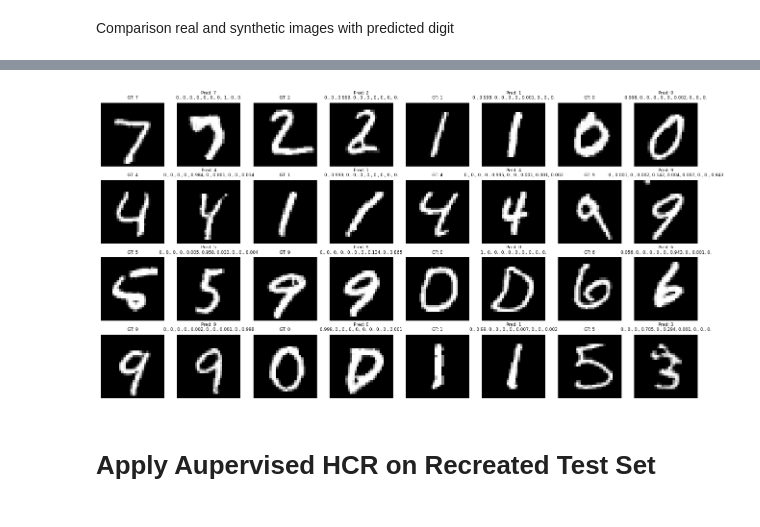
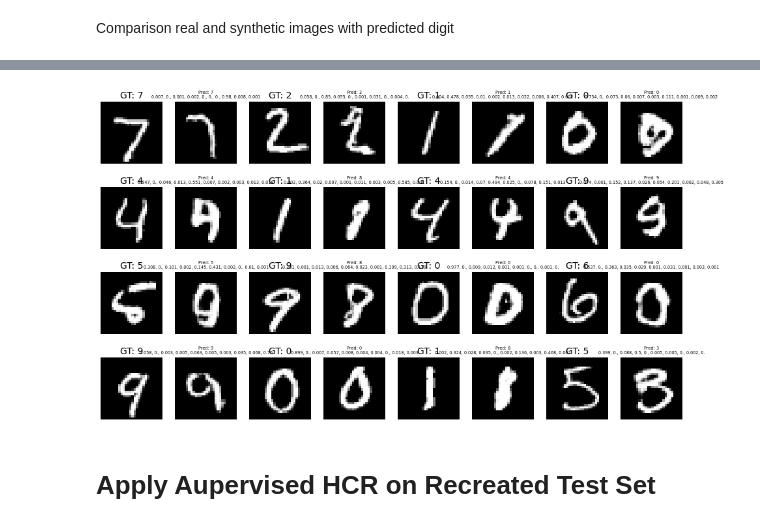
Before and after one commit to Lisa-dk/self-supervised-mnist, a Jupyter notebook: HTR_mwe.ipynb, the cells around one changed output, grey strips where cells are left out. Cells and saved outputs as stored; diff of their text form; code cells hidden in the pictures.

```diff
--- a/HTR_mwe.ipynb
+++ b/HTR_mwe.ipynb
@@ -69,11 +69,11 @@ if plot:
 					labelbottom = True, bottom = True)
 	plt.xticks([r + (barWidth/2) for r in range(len(train_counts))],
 			['0', '1', '2', '3', '4', '5', '6', '7', '8', '9'])
-	plt.ylabel('Number of samples', fontsize = 15)
-	plt.xlabel('Digit')
-	plt.title('Number of training samples per class')
+	plt.ylabel('Number of Samples', fontsize = 15)
+	plt.xlabel('Digit class')
+	plt.title('Number of Training Samples per Class')
 	plt.legend(loc="lower right")
-	plt.savefig('./datavis/classbal_mnist_training.png', dpi=300)
+	plt.savefig('./datavis/classbal_mnist_training.png', dpi=300, bbox_inches='tight')
 	plt.show()
 
 	plt.rcParams['figure.figsize'] = [8, 4]
@@ -84,16 +84,19 @@ if plot:
 
 	barWidth = 0.5
 	br1 = np.arange(len(train_counts))
-
+	plt.rc('axes', axisbelow=True)
 	ax.bar(br1, total_counts, width=barWidth, color='lightblue')
 	# ax.set_xticklabels(labels=[i for i in range(10)])
 	ax.tick_params(left = True, labelleft = True ,
 					labelbottom = True, bottom = True)
+	ax.spines['top'].set_visible(False)
+	ax.spines['right'].set_visible(False)
 	plt.xticks([r for r in range(len(train_counts))],
 			['0', '1', '2', '3', '4', '5', '6', '7', '8', '9'])
 	plt.ylabel('Number of samples', fontsize = 12)
-	plt.xlabel('Digit')
-	plt.title('Number of samples per class')
-	plt.savefig('./datavis/classbal_mnist.png', dpi=300)
+	plt.xlabel('Digit class', fontsize=12)
+	plt.title('Number of Samples per Class')
+	plt.grid(axis='y', linewidth=0.5)
+	plt.savefig('./datavis/classbal_mnist.png', dpi=300, bbox_inches='tight')
 	plt.show()
 # %% [output]
@@ -756,12 +765,12 @@ Comparison real and synthetic images with predicted digit
 # %%
 num_imgs = 16
 
-models = [tf.keras.models.load_model(f'./results/self_hcr/vgg_10/mnist_super_hcr_f{fold}.keras') for fold in range(len(folds))]
+models = [tf.keras.models.load_model(f'./results/self_hcr/bce_0/mnist_super_hcr_f{fold}.keras') for fold in range(len(folds))]
 preds = [model.predict(x_test) for model in models]
 
 y_pred_prob = np.mean([preds[i] for i in range(len(preds))], axis=0)
 y_pred_prob = y_pred_prob[:num_imgs]
-print(y_pred.shape)
+print(y_pred_prob.shape)
 
 y_pred = np.argmax(y_pred_prob, axis = 1)
 y_true = np.argmax(y_test, axis = 1)
@@ -780,14 +789,14 @@ random_vector_labels = tf.concat(
 
 synth_imgs = mnist_gen(random_vector_labels, training=False)
 
-fig = plt.figure(figsize=(16, 8))
+fig = plt.figure(figsize=(16, 14))
 plot_idx = 1
 print(synth_imgs.shape, imgs.shape)
 
 np.set_printoptions(precision=3, suppress=True)
 for i in range(imgs.shape[0]):
     # print(losses[i])
-    fig.add_subplot(4, 8, plot_idx )
+    fig.add_subplot(6, 8, plot_idx )
     pred_str = ""
     for prob_idx, prob in enumerate(y_pred_prob[i]):
         if prob_idx != 0:
@@ -796,17 +805,18 @@ for i in range(imgs.shape[0]):
             pred_str += np.array2string(y_pred_prob[i][prob_idx])
 
     plt.imshow(imgs[i, :, :] * 255, cmap='gray')
-    plt.title(f"GT: {y_true[i]}", fontsize=6.5)
+    plt.title(f"GT: {y_true[i]}", fontsize=14)
     plt.axis('off')
-    fig.add_subplot(4, 8, plot_idx + 1)
-    plt.title(f"Pred: {y_pred[i]}\n" + pred_str, fontsize=6.5)
+    fig.add_subplot(6, 8, plot_idx + 1)
+    plt.title(f"Pred: {y_pred[i]}\n" + pred_str, fontsize=6.5) # Adds predicted probabilities
+    # plt.title(f"Pred: {y_pred[i]}", fontsize=14)
     plt.imshow(synth_imgs[i, :, :, 0] * 255, cmap='gray')
     plt.axis('off')
 
     plot_idx += 2
-dir_path = './synth_imgs/vgg_10/'
+dir_path = './synth_imgs/bce_0/'
 os.makedirs(dir_path, exist_ok=True)
-plt.savefig(dir_path + 'test_images.png')
+plt.savefig(dir_path + 'test_images.png', dpi=300, bbox_inches='tight')
 if plot:
     plt.show()
 plt.close()
@@ -825,5 +835,5 @@ WARNING:tensorflow:No training configuration found in the save file, so the mode
 (16, 28, 28, 1) (16, 28, 28, 1)
-[figure, old version]
+[figure, new version]
 # %% [markdown]
 # Apply Aupervised HCR on Recreated Test Set
 # %%
```
Also changed, not shown: parts of 5 cells of this notebook, 1 other file.
